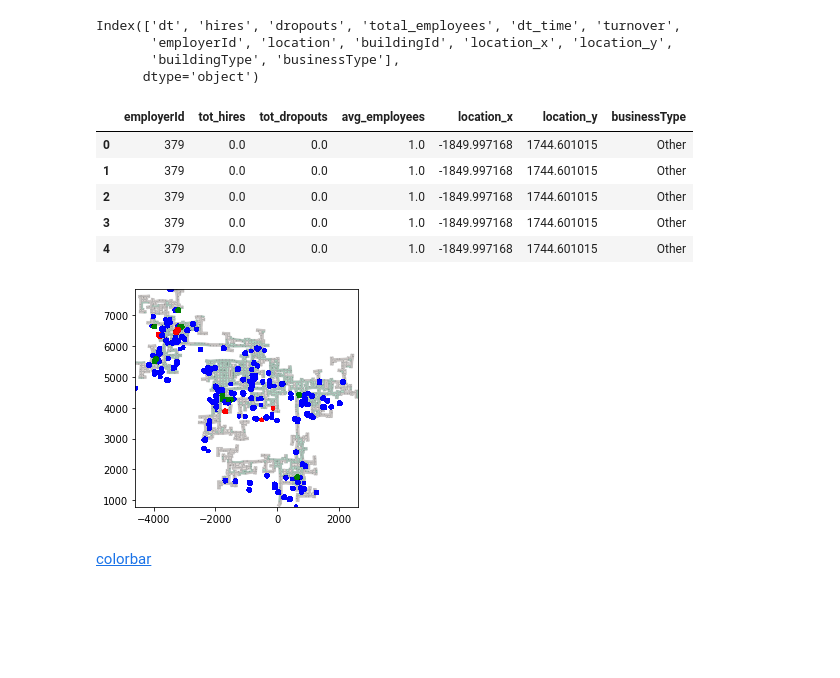
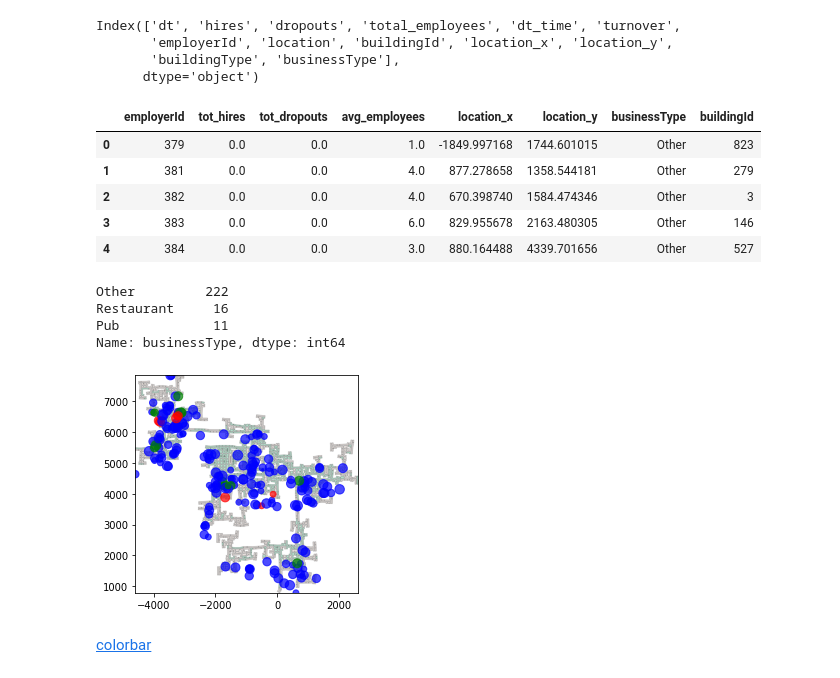
Before and after one commit to blukitas/Viz_2022_Grupo_4, a Jupyter notebook: docker/Notebooks/06.employers_patterns.ipynb, the cells around one changed output. Cells and saved outputs as stored; diff of their text form; code cells hidden in the pictures; blank space fills up the shorter version.

```diff
--- a/docker/Notebooks/06.employers_patterns.ipynb
+++ b/docker/Notebooks/06.employers_patterns.ipynb
@@ -110,35 +110,43 @@ agg_employ = employers_join.groupby('employerId', as_index=False).agg(
     tot_dropouts = ('dropouts', sum),
     avg_employees = ('total_employees', np.nanmean  )
 )
-agg_employ = pd.merge(agg_employ,  employers_join[[ 'employerId',  'location_x', 'location_y', 'businessType' ]],
+agg_employ = pd.merge(agg_employ,  employers_join[[  'location_x', 'location_y',
+                                                   'businessType', 'buildingId', 'employerId' ]].drop_duplicates(),
                           how = "left",
                           left_on = "employerId" , right_on = "employerId" )
 
 agg_employ.head()
 # %% [output]
-|  | employerId | tot_hires | tot_dropouts | avg_employees | location_x | location_y | businessType |
-| 0 | 379 | 0.0 | 0.0 | 1.0 | -1849.997168 | 1744.601015 | Other |
-| 1 | 379 | 0.0 | 0.0 | 1.0 | -1849.997168 | 1744.601015 | Other |
-| 2 | 379 | 0.0 | 0.0 | 1.0 | -1849.997168 | 1744.601015 | Other |
-| 3 | 379 | 0.0 | 0.0 | 1.0 | -1849.997168 | 1744.601015 | Other |
-| 4 | 379 | 0.0 | 0.0 | 1.0 | -1849.997168 | 1744.601015 | Other |
+|  | employerId | tot_hires | tot_dropouts | avg_employees | location_x | location_y | businessType | buildingId |
+| 0 | 379 | 0.0 | 0.0 | 1.0 | -1849.997168 | 1744.601015 | Other | 823 |
+| 1 | 381 | 0.0 | 0.0 | 4.0 | 877.278658 | 1358.544181 | Other | 279 |
+| 2 | 382 | 0.0 | 0.0 | 4.0 | 670.398740 | 1584.474346 | Other | 3 |
+| 3 | 383 | 0.0 | 0.0 | 6.0 | 829.955678 | 2163.480305 | Other | 146 |
+| 4 | 384 | 0.0 | 0.0 | 3.0 | 880.164488 | 4339.701656 | Other | 527 |
+# %%
+agg_employ.businessType.value_counts()
+# %% [output]
+Other         222
+Restaurant     16
+Pub            11
+Name: businessType, dtype: int64
 # %%
 size = agg_employ["avg_employees"].to_numpy()
-s = [np.log(s)*10 for s in size]
+s = [np.log(s)*50 for s in size]
 
 colors = {"Restaurant": "green", "Pub": "red", "School": "yellow", "Other": "blue"}
 
 
 fig, ax = plt.subplots()
 img = plt.imread("data/BaseMap.png")
 ax.imshow(img, extent= [agg_employ.location_x.min(),
                         agg_employ.location_x.max() ,
                         agg_employ.location_y.min() ,
                         agg_employ.location_y.max() ] )
 scatter = ax.scatter(agg_employ.location_x, agg_employ.location_y , s = s,
-          c = agg_employ["businessType"].map(colors) )
+          c = agg_employ["businessType"].map(colors), alpha = 0.7 )
 # %% [output]
-[figure, old version]
+[figure, new version]
 # %% [markdown]
 [colorbar](https://stackoverflow.com/questions/30779712/show-matplotlib-colorbar-instead-of-legend-for-multiple-plots-with-gradually-cha)
 # %%
```
Also changed, not shown: parts of 16 cells of this notebook, 1 other file.
